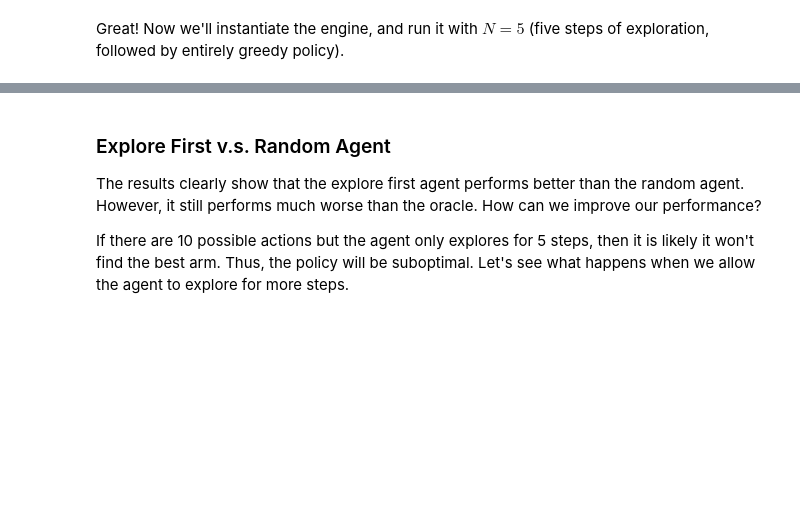
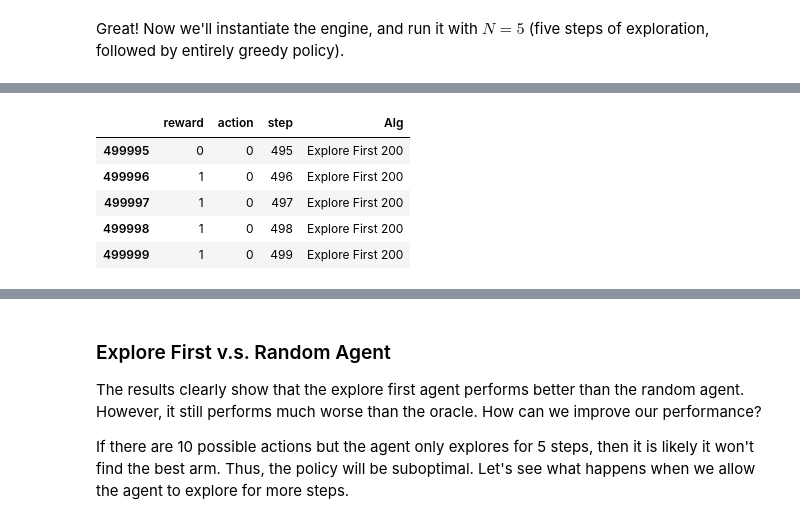
Before and after one commit to LuisCGit/6.484-reinforcement-learning, a Jupyter notebook: HW1_Assignment_on_Bandits.ipynb, the cells around one changed output, grey strips where cells are left out. Saved outputs shown, nothing was run; the diff lists cells and outputs as text; code cells hidden in the pictures; blank space fills up the shorter version.

```diff
--- a/HW1_Assignment_on_Bandits.ipynb
+++ b/HW1_Assignment_on_Bandits.ipynb
@@ -274,0 +291,9 @@ plot(logs, x_key='step', y_key='reward', legend_key='Alg', estimator='mean', ci=
+# %%
+logs_all.tail()
+# %% [output]
+|  | reward | action | step | Alg |
+| 499995 | 0 | 0 | 495 | Explore First 200 |
+| 499996 | 1 | 0 | 496 | Explore First 200 |
+| 499997 | 1 | 0 | 497 | Explore First 200 |
+| 499998 | 1 | 0 | 498 | Explore First 200 |
+| 499999 | 1 | 0 | 499 | Explore First 200 |
```
Also changed, not shown: parts of 5 cells of this notebook.
